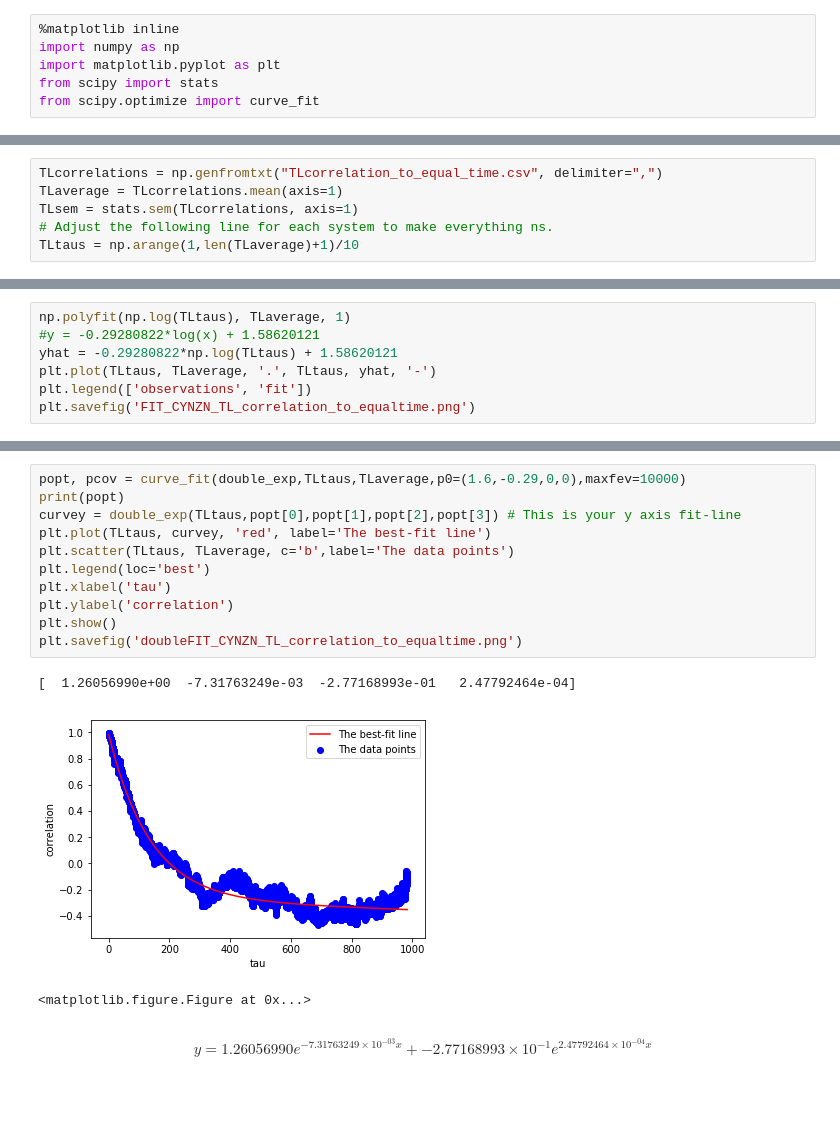
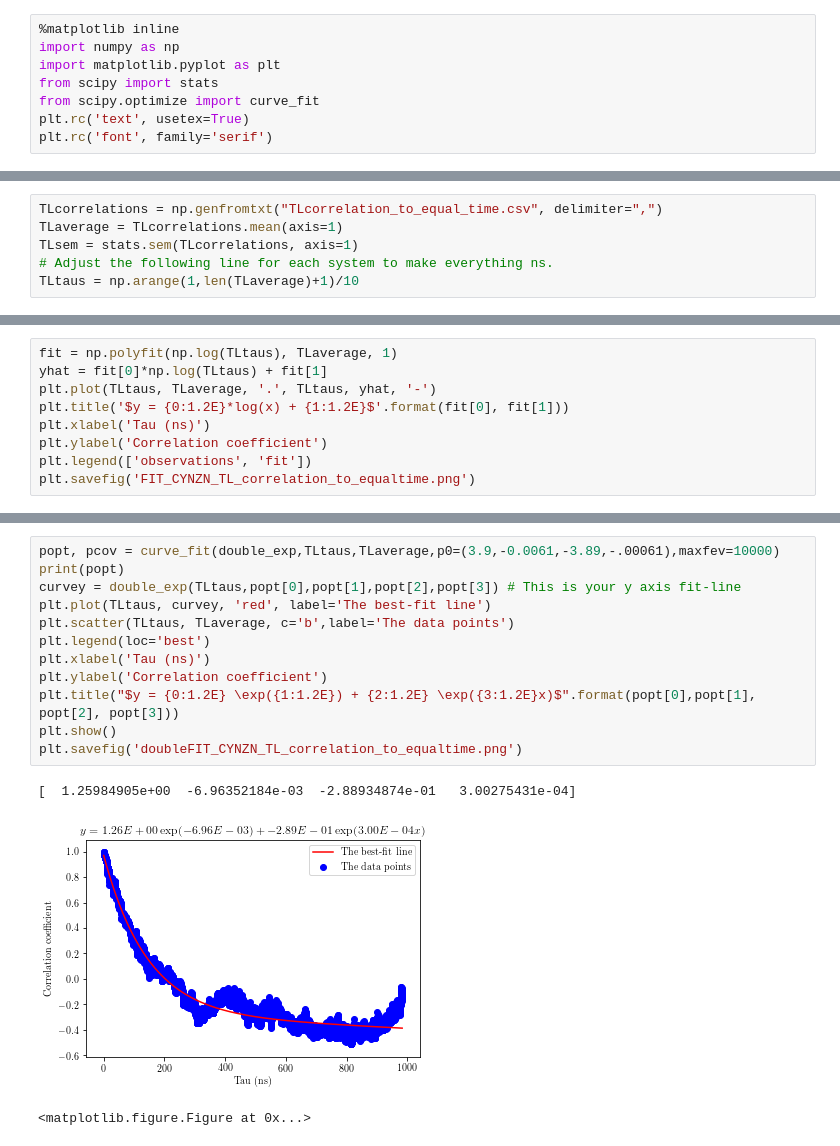
Before and after one commit to melvrl13/AdvancedCorrelation, a Jupyter notebook: CYNZN_AdvancedCorrelation.ipynb, the cells around one changed output, grey strips where cells are left out. Saved outputs shown, nothing was run; the diff lists cells and outputs as text; blank space fills up the shorter version.

```diff
--- a/CYNZN_AdvancedCorrelation.ipynb
+++ b/CYNZN_AdvancedCorrelation.ipynb
@@ -4,6 +4,8 @@ import numpy as np
 import matplotlib.pyplot as plt
 from scipy import stats
 from scipy.optimize import curve_fit
+plt.rc('text', usetex=True)
+plt.rc('font', family='serif')
 # %%
 # prep for double exponential fits
 def double_exp(x, a, b, c, d):
@@ -95,8 +98,10 @@ plt.savefig('Cynzn_TL_correlation_to_equaltime.png')
 # %%
-np.polyfit(np.log(TLtaus), TLaverage, 1)
-#y = -0.29280822*log(x) + 1.58620121
-yhat = -0.29280822*np.log(TLtaus) + 1.58620121
+fit = np.polyfit(np.log(TLtaus), TLaverage, 1)
+yhat = fit[0]*np.log(TLtaus) + fit[1]
 plt.plot(TLtaus, TLaverage, '.', TLtaus, yhat, '-')
+plt.title('$y = {0:1.2E}*log(x) + {1:1.2E}$'.format(fit[0], fit[1]))
+plt.xlabel('Tau (ns)')
+plt.ylabel('Correlation coefficient')
 plt.legend(['observations', 'fit'])
 plt.savefig('FIT_CYNZN_TL_correlation_to_equaltime.png')
 # %% [output]
@@ -106,18 +109,17 @@ $$y = -0.29280822*log(x) + 1.58620121$$
 # %%
-popt, pcov = curve_fit(double_exp,TLtaus,TLaverage,p0=(1.6,-0.29,0,0),maxfev=10000)
+popt, pcov = curve_fit(double_exp,TLtaus,TLaverage,p0=(3.9,-0.0061,-3.89,-.00061),maxfev=10000)
 print(popt)
 curvey = double_exp(TLtaus,popt[0],popt[1],popt[2],popt[3]) # This is your y axis fit-line
 plt.plot(TLtaus, curvey, 'red', label='The best-fit line')
 plt.scatter(TLtaus, TLaverage, c='b',label='The data points')
 plt.legend(loc='best')
-plt.xlabel('tau')
-plt.ylabel('correlation')
+plt.xlabel('Tau (ns)')
+plt.ylabel('Correlation coefficient')
+plt.title("$y = {0:1.2E} \exp({1:1.2E}) + {2:1.2E} \exp({3:1.2E}x)$".format(popt[0],popt[1], popt[2], popt[3]))
 plt.show()
 plt.savefig('doubleFIT_CYNZN_TL_correlation_to_equaltime.png')
 # %% [output]
-[  1.26056990e+00  -7.31763249e-03  -2.77168993e-01   2.47792464e-04]
+[  1.25984905e+00  -6.96352184e-03  -2.88934874e-01   3.00275431e-04]
-[figure, old version]
+[figure, new version]
 <matplotlib.figure.Figure at 0x...>
-# %% [markdown]
-$$y = 1.26056990 e^{-7.31763249\times10^{-03}x} + -2.77168993\times10^{-1} e^{2.47792464\times10^{-04}x}$$
 # %%
```
Also changed, not shown: parts of 12 cells of this notebook, 1 other file.
